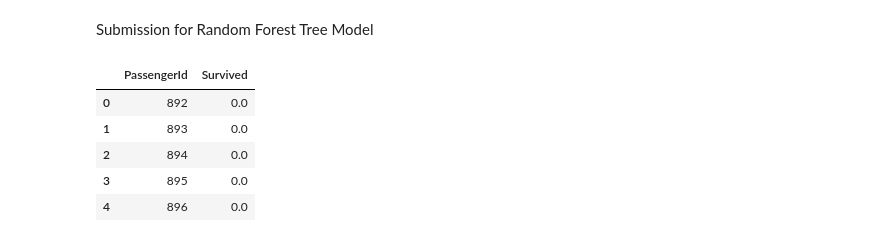
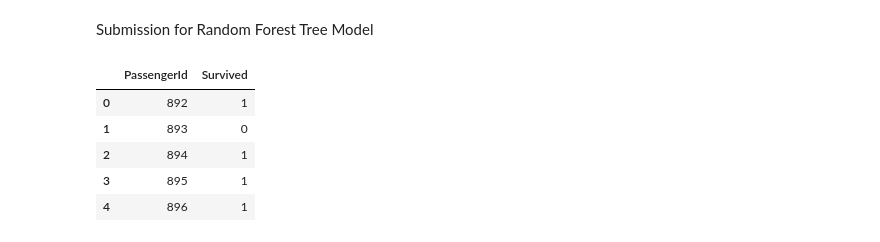
Before and after one commit to joshuafierro/titanic-analysis, a Jupyter notebook: Titanic Analysis.ipynb, the cells around one changed output. Drawn from its saved outputs; the diff is of its cells as text; code cells hidden in the pictures.

Commit message:
playing around with random forest but my logistic regression model performed the best

```diff
--- a/Titanic Analysis.ipynb
+++ b/Titanic Analysis.ipynb
@@ -331,9 +331,10 @@ Instantiaing a Random Forest model to predict the likihood of survival based on:
 * Parch
 * SibSp
 # %%
-from sklearn.ensemble import RandomForestRegressor
-forest_model = RandomForestRegressor(random_state=2)
+from sklearn.ensemble import RandomForestClassifier
+forest_model = RandomForestClassifier(random_state=2)
 forest_model.fit(X_train, y_train)
 forest_score = forest_model.score(X_train,y_train)
 print(forest_score)
+forest_pred = forest_model.predict(cleaned_test[cols_to_use])
 # %% [output]
@@ -361,15 +362,15 @@ Submission for Random Forest Tree Model
 # %%
 submission = pd.DataFrame()
 submission['PassengerId'] = test_data['PassengerId']
 submission['Survived'] = forest_pred
-submission['Survived'].astype(int)
+submission['Survived'] = submission['Survived'].astype(int)
 submission.to_csv('titanic_submission.csv', index=False)
 titanic_sub = pd.read_csv('titanic_submission.csv')
 titanic_sub.head()
 # %% [output]
 |  | PassengerId | Survived |
-| 0 | 892 | 0.0 |
-| 1 | 893 | 0.0 |
-| 2 | 894 | 0.0 |
-| 3 | 895 | 0.0 |
-| 4 | 896 | 0.0 |
+| 0 | 892 | 1 |
+| 1 | 893 | 0 |
+| 2 | 894 | 1 |
+| 3 | 895 | 1 |
+| 4 | 896 | 1 |
```
Also changed, not shown: parts of 2 cells of this notebook, 1 other file.
